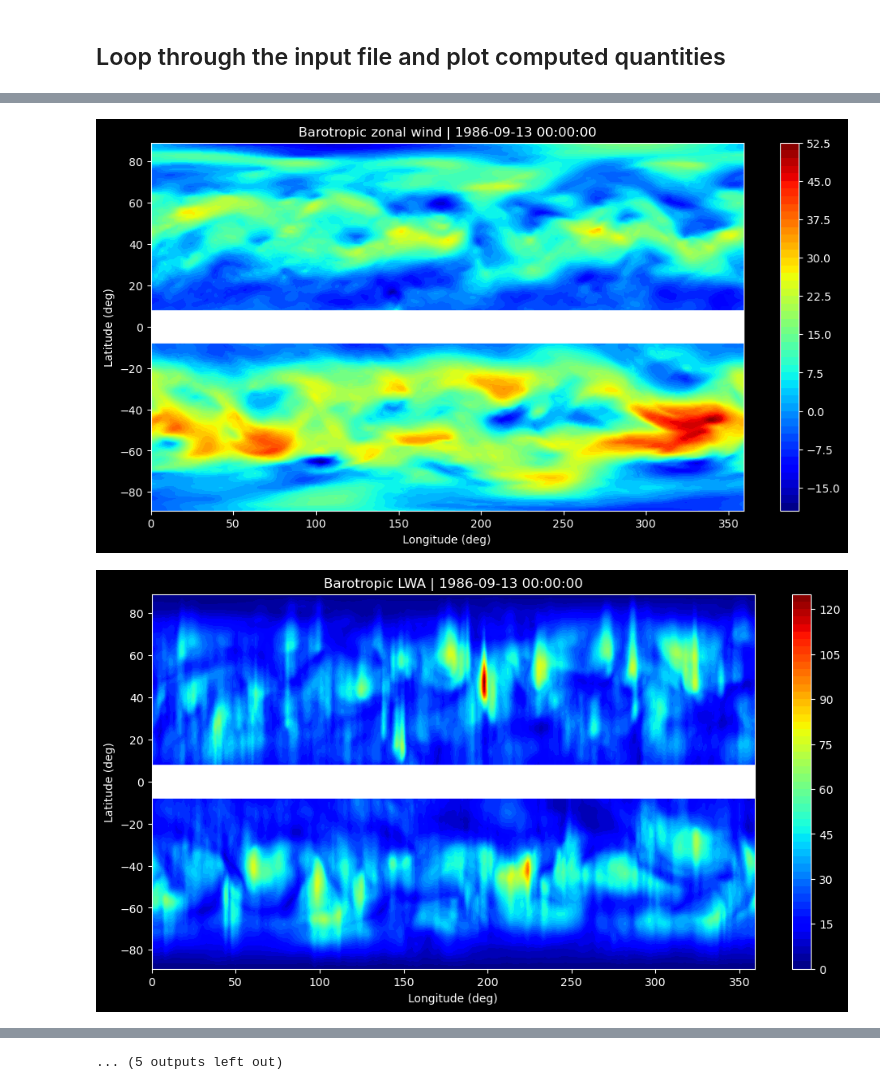
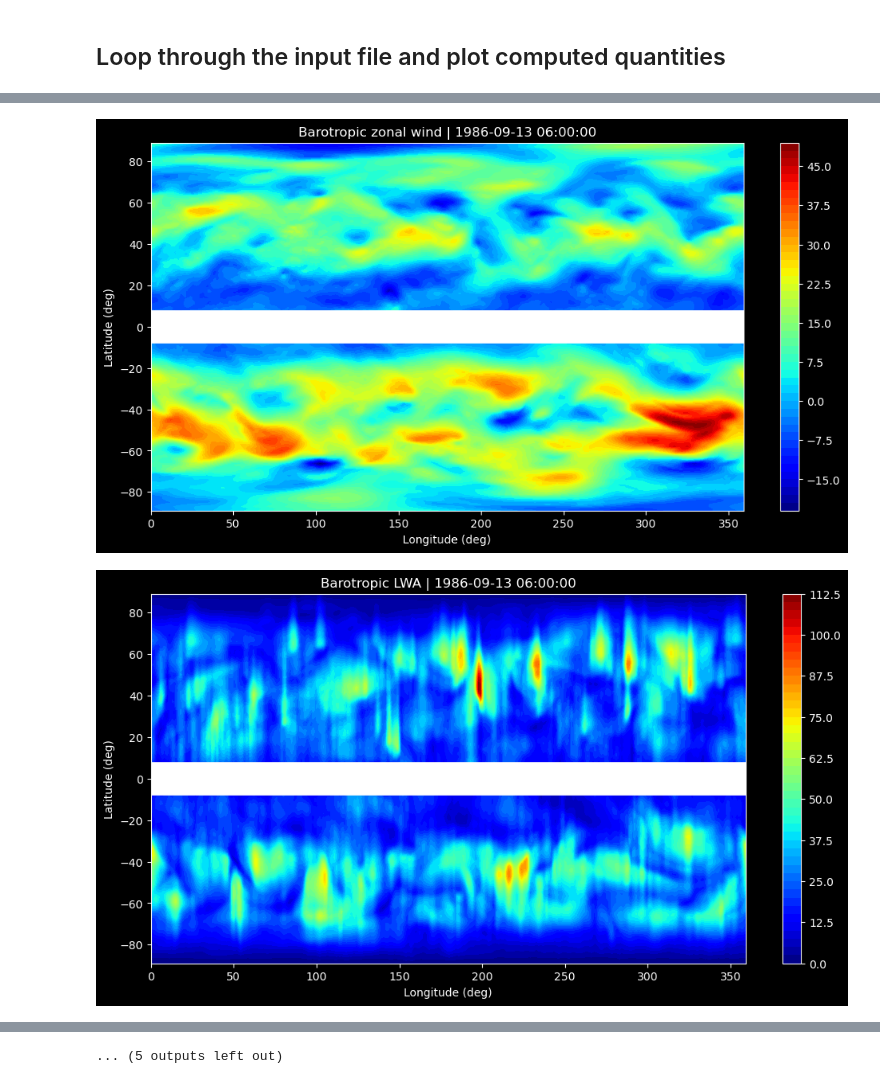
Before and after one commit to csyhuang/hn2016_falwa, a Jupyter notebook: notebooks/check_case_from_jiacheng/demo_script_for_nh2018_jiacheng_check.ipynb, the cells around one changed output, grey strips where cells are left out. Drawn from its saved outputs; the diff is of its cells as text; code cells hidden in the pictures.

```diff
--- a/notebooks/check_case_from_jiacheng/demo_script_for_nh2018_jiacheng_check.ipynb
+++ b/notebooks/check_case_from_jiacheng/demo_script_for_nh2018_jiacheng_check.ipynb
@@ -130,11 +124,11 @@ jd = nlat//2+1                      # (one plus) index of latitude grid point wi
 # %%
 tstamp = [dt.datetime(1986,9,13,0,0) + dt.timedelta(seconds=6*3600) * tt for tt in range(ntimes)]
 plev_selected = 1 # selected pressure level to display
-tstep_selected = 0
+tstep_selected = 1
 # %% [markdown]
 ## Loop through the input file and plot computed quantities
 # %%
-for tstep in range(1):  # or ntimes
+for tstep in range(2):  # or ntimes
 
     uu = u_file.u.isel(time=tstep).values[::-1, ::-1, :]
     vv = v_file.v.isel(time=tstep).values[::-1, ::-1, :]
@@ -224,5 +226,5 @@ line 748: ncforce is None
 [figure]
 [figure]
 [figure]
-[figure, old version]
+[figure, new version]
-[figure, old version]
+[figure, new version]
```
Also changed, not shown: parts of 4 cells of this notebook, 1 other file.
